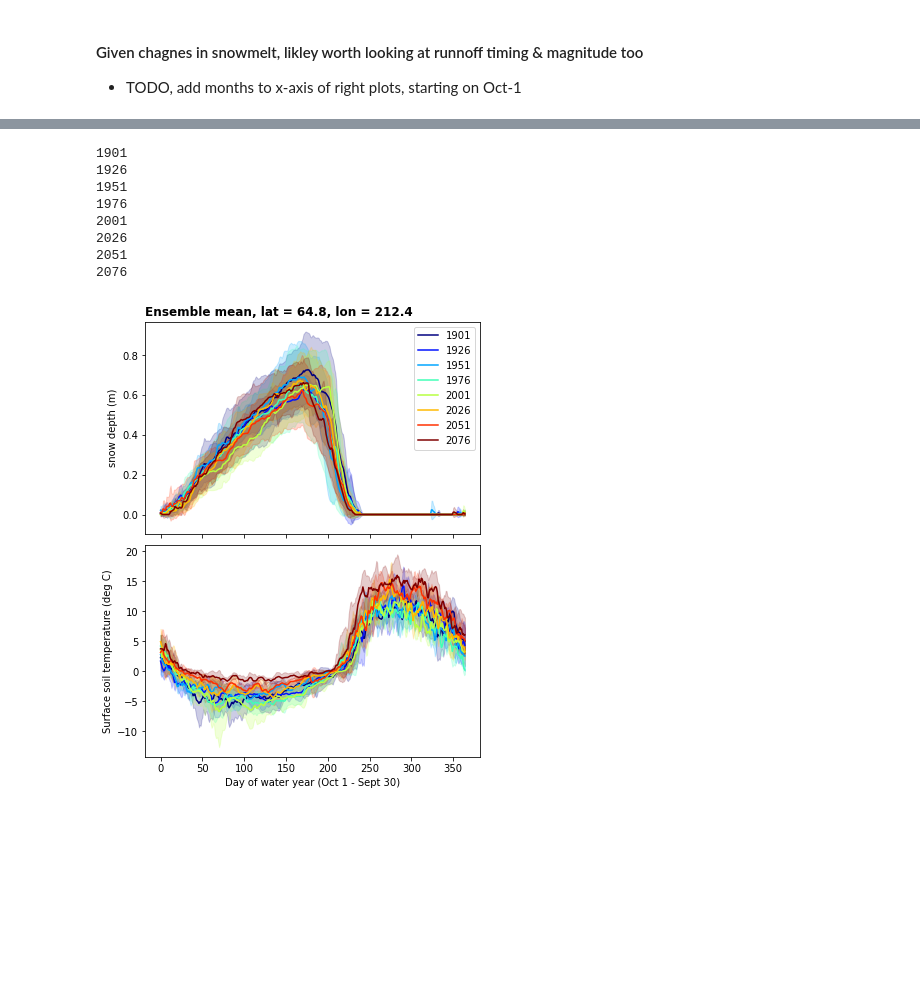
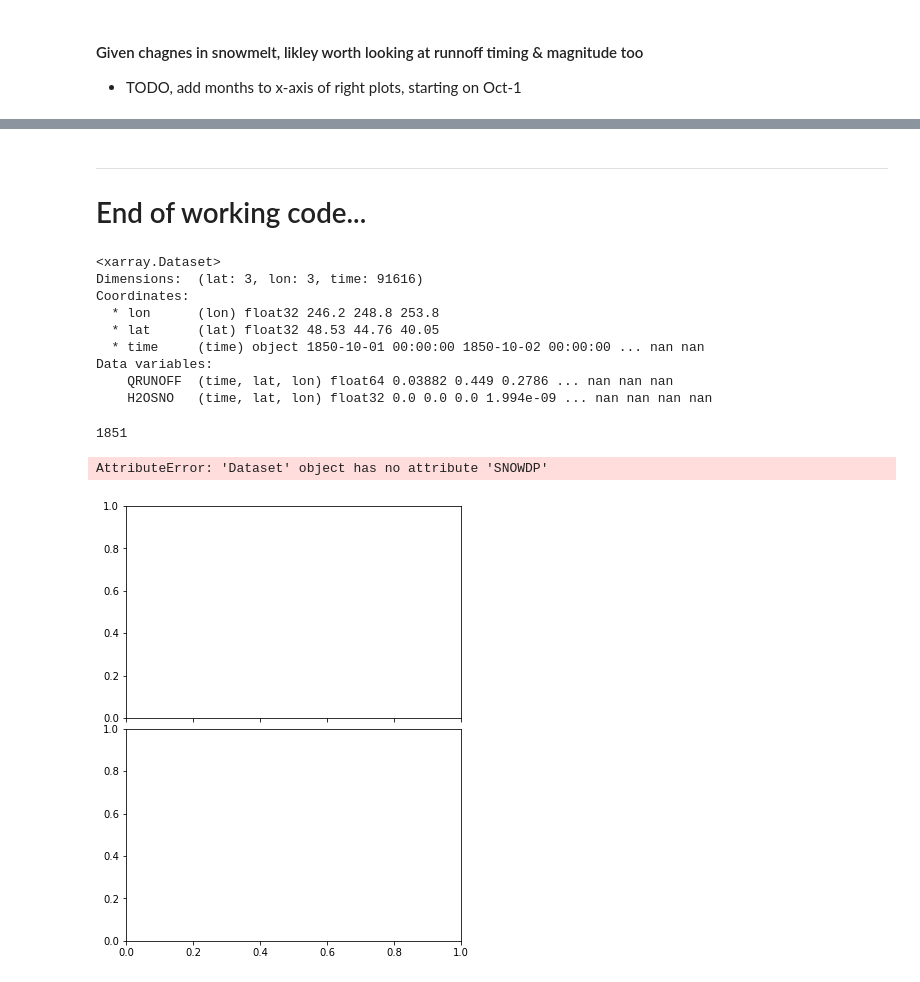
Before and after one commit to wwieder/cesm-lens, a Jupyter notebook: notebooks/lens2_SnowMelt.ipynb, the cells around one changed output, grey strips where cells are left out. Drawn from its saved outputs; the diff is of its cells as text; code cells hidden in the pictures; blank space fills up the shorter version.

```diff
--- a/notebooks/lens2_SnowMelt.ipynb
+++ b/notebooks/lens2_SnowMelt.ipynb
@@ -240,0 +529,10 @@ for i in range(len(lnd_vars)):
+# %%
+# ensemble mean and std over first 30 years
+dsBase    = annREG.isel(time=slice(0,30)).mean(dim=['time','ens']).compute()
+dsBaseStd = annREG.isel(time=slice(0,30)).std(dim=['time','ens']).compute()
+
+# Then take mean and std over rolling mean
+ds_roll = annREG.rolling(time=10, center=True).mean().compute()
+roll_REGMean = ds_roll.mean('ens').compute()
+roll_REGStd  = ds_roll.std('ens').compute()
+#print('lat = '+str(plat[p])+' lon = '+str(plon[p]))
@@ -333,0 +869,10 @@ ax4.set_xlabel('Day of water year (Oct 1 - Sept 30)') ;
+# %%
+# ensemble mean and std over first 30 years
+dsBase    = ds.isel(time=slice(0,30)).mean(dim=['time','ens']).compute()
+dsBaseStd = ds.isel(time=slice(0,30)).std(dim=['time','ens']).compute()
+
+# Then take mean and std over rolling mean
+ds_roll = ds.rolling(time=10, center=True).mean().compute()
+roll_ensMean = ds.mean('ens').compute()
+roll_ensStd  = ds.std('ens').compute()
+#print('lat = '+str(plat[p])+' lon = '+str(plon[p]))
@@ -334,49 +1020,58 @@ ax4.set_xlabel('Day of water year (Oct 1 - Sept 30)') ;
+# %% [markdown]
+-------------------
+# End of working code...
 # %%
 #print(y.TSOI)
-#plt.plot(y.TSOI)
+#plt.plot(y.QRUNOFF)
 #print(nyear)
+print(Y)
+# %% [output]
+<xarray.Dataset>
+Dimensions:  (lat: 3, lon: 3, time: 91616)
+Coordinates:
+  * lon      (lon) float32 246.2 248.8 253.8
+  * lat      (lat) float32 48.53 44.76 40.05
+  * time     (time) object 1850-10-01 00:00:00 1850-10-02 00:00:00 ... nan nan
+Data variables:
+    QRUNOFF  (time, lat, lon) float64 0.03882 0.449 0.2786 ... nan nan nan
+    H2OSNO   (time, lat, lon) float32 0.0 0.0 0.0 1.994e-09 ... nan nan nan nan
 # %%
 nspan =25
 nyear = int(len(year)/nspan)
 color = iter(cm.jet(np.linspace(0,1,(nyear))) )
 
 fig, (ax2, ax4) = plt.subplots(2, 1, sharex='col',
                                 gridspec_kw={'wspace': 0.05, 'hspace':0.05},
                                 figsize=(6,8))
 
 for i in range(nyear):
     print(year[i*nspan]+1)
     firstDay = 365*nspan*i+365
     lastDay = firstDay + 365
     x = Y.time.isel(time=slice(firstDay,lastDay))
     x2 = range(0,365)
-    y = Y.isel(time=slice(firstDay,lastDay))
-    ystd = Ystd.isel(time=slice(firstDay,lastDay))
+    y = Y.isel(time=slice(firstDay,lastDay)).isel(lat=1,lon=1)
+    ystd = Ystd.isel(time=slice(firstDay,lastDay)).isel(lat=1,lon=1)
     c = next(color)
     # snow depth plots
     #ax1.plot(x,ymin.SNOWDP,c=c)
-    ax2.plot(x2, y.SNOWDP,c=c)
-    ax2.fill_between(x2, y.SNOWDP-ystd.SNOWDP,
-                     y.SNOWDP+ystd.SNOWDP, alpha=0.2,color=c)
+    if i == 0 or i == nyear-1:
+        ax2.plot(x2, y.H2OSNO,c=c)
+        ax2.fill_between(x2, y.H2OSNO-ystd.H2OSNO,
+                     y.H2OSNO+ystd.H2OSNO, alpha=0.2,color=c)
     # soil temperature plots
     #ax4.set_ylim(top=8, bottom=-6)
-    ax4.plot(x2, y.TSOI-273.15,color=c)
-    ax4.fill_between(x2, y.TSOI+ystd.TSOI-273.15,
-                         y.TSOI-ystd.TSOI-273.15, alpha=0.2,color=c)
+        ax4.plot(x2, y.QRUNOFF,color=c)
+        ax4.fill_between(x2, y.QRUNOFF+ystd.QRUNOFF,
+                             y.QRUNOFF-ystd.QRUNOFF, alpha=0.2,color=c)
 
 ax2.set_title('Ensemble mean, lat = '+str(plat)+', lon = '+str(plon),
               loc='left', fontsize='large', fontweight='bold')
-ax2.set_ylabel('snow depth (m)') ;
-ax4.set_ylabel('Surface soil temperature (deg C)') ;
+ax2.set_ylabel('SWE (mm)') ;
+ax4.set_ylabel('Runnoff (mm/d)') ;
 ax4.set_xlabel('Day of water year (Oct 1 - Sept 30)')
-ax2.legend(range(year[1],year[-1],nspan), loc='upper right') ;
+ax2.legend([year[0],year[-1]], loc='upper right') ;
 # %% [output]
-1901
-1926
-1951
-1976
-2001
-2026
-2051
-2076
+1851
+AttributeError: 'Dataset' object has no attribute 'SNOWDP'
-[figure, old version]
+[figure, new version]
```
Also changed, not shown: parts of 72 cells of this notebook, 2 other files.
